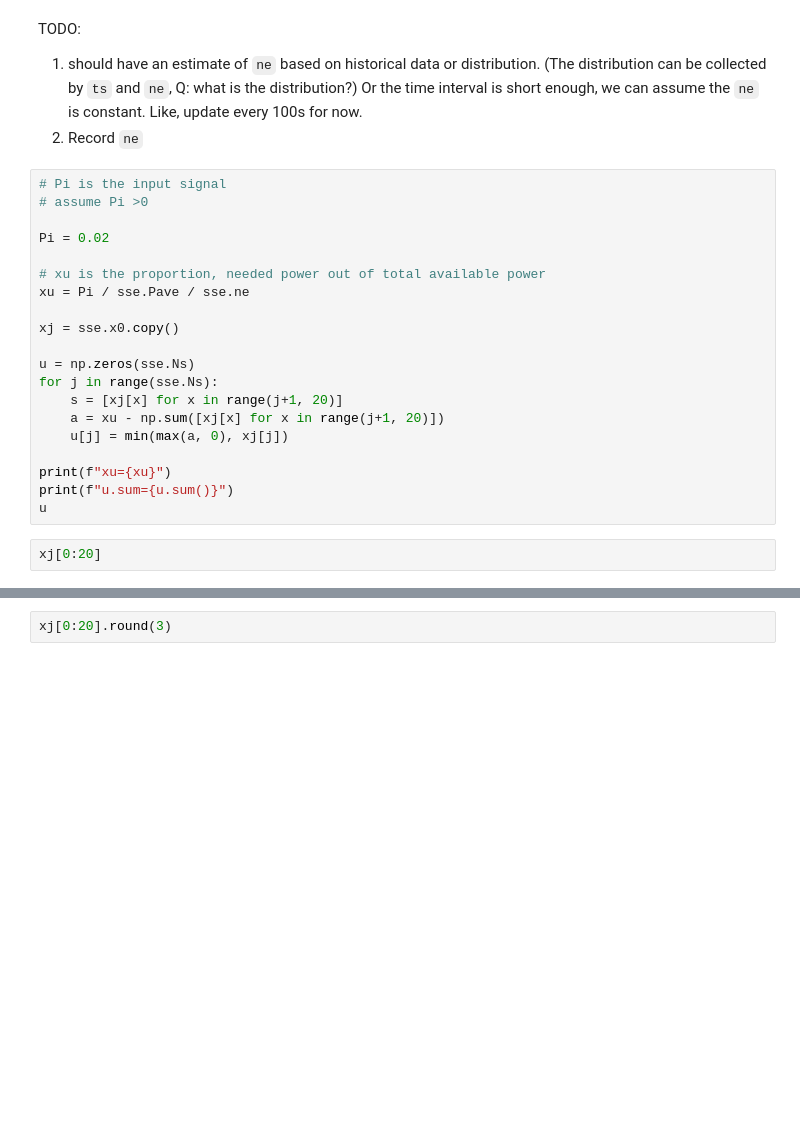
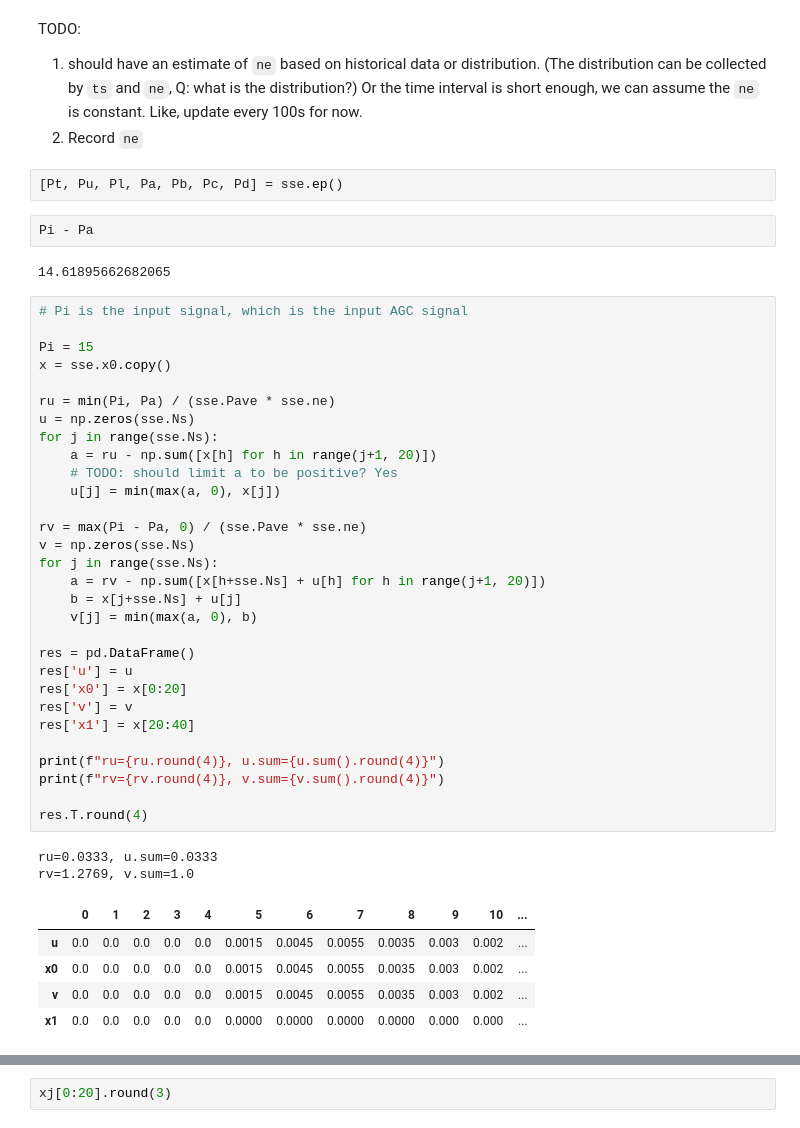
Before and after one commit to shebuxin/andes, a Jupyter notebook: jwang/notes2/ev_ssm2.ipynb, the cells around one changed output, grey strips where cells are left out. Drawn from its saved outputs; the diff is of its cells as text; blank space fills up the shorter version.

```diff
--- a/jwang/notes2/ev_ssm2.ipynb
+++ b/jwang/notes2/ev_ssm2.ipynb
@@ -962,25 +996,47 @@ TODO:
 
 1. should have an estimate of `ne` based on historical data or distribution. (The distribution can be collected by `ts` and `ne`, Q: what is the distribution?) Or the time interval is short enough, we can assume the `ne` is constant. Like, update every 100s for now.
 1. Record `ne`
-# %%
-# Pi is the input signal
-# assume Pi >0
-
-Pi = 0.02
-
-# xu is the proportion, needed power out of total available power
-xu = Pi / sse.Pave / sse.ne
-
-xj = sse.x0.copy()
-
-u = np.zeros(sse.Ns)
-for j in range(sse.Ns):
-    s = [xj[x] for x in range(j+1, 20)]
-    a = xu - np.sum([xj[x] for x in range(j+1, 20)])
-    u[j] = min(max(a, 0), xj[j])
-
-print(f"xu={xu}")
-print(f"u.sum={u.sum()}")
-u
-# %%
-xj[0:20]
+# %%
+[Pt, Pu, Pl, Pa, Pb, Pc, Pd] = sse.ep()
+# %%
+Pi - Pa
+# %% [output]
+14.61895662682065
+# %%
+# Pi is the input signal, which is the input AGC signal
+
+Pi = 15
+x = sse.x0.copy()
+
+ru = min(Pi, Pa) / (sse.Pave * sse.ne)
+u = np.zeros(sse.Ns)
+for j in range(sse.Ns):
+    a = ru - np.sum([x[h] for h in range(j+1, 20)])
+    # TODO: should limit a to be positive? Yes
+    u[j] = min(max(a, 0), x[j])
+
+rv = max(Pi - Pa, 0) / (sse.Pave * sse.ne)
+v = np.zeros(sse.Ns)
+for j in range(sse.Ns):
+    a = rv - np.sum([x[h+sse.Ns] + u[h] for h in range(j+1, 20)])
+    b = x[j+sse.Ns] + u[j]
+    v[j] = min(max(a, 0), b)
+
+res = pd.DataFrame()
+res['u'] = u
+res['x0'] = x[0:20]
+res['v'] = v
+res['x1'] = x[20:40]
+
+print(f"ru={ru.round(4)}, u.sum={u.sum().round(4)}")
+print(f"rv={rv.round(4)}, v.sum={v.sum().round(4)}")
+
+res.T.round(4)
+# %% [output]
+ru=0.0333, u.sum=0.0333
+rv=1.2769, v.sum=1.0
+|  | 0 | 1 | 2 | 3 | 4 | 5 | 6 | 7 | 8 | 9 | 10 | ... |
+| u | 0.0 | 0.0 | 0.0 | 0.0 | 0.0 | 0.0015 | 0.0045 | 0.0055 | 0.0035 | 0.003 | 0.002 | ... |
+| x0 | 0.0 | 0.0 | 0.0 | 0.0 | 0.0 | 0.0015 | 0.0045 | 0.0055 | 0.0035 | 0.003 | 0.002 | ... |
+| v | 0.0 | 0.0 | 0.0 | 0.0 | 0.0 | 0.0015 | 0.0045 | 0.0055 | 0.0035 | 0.003 | 0.002 | ... |
+| x1 | 0.0 | 0.0 | 0.0 | 0.0 | 0.0 | 0.0000 | 0.0000 | 0.0000 | 0.0000 | 0.000 | 0.000 | ... |
```
Also changed, not shown: parts of 12 cells of this notebook.
